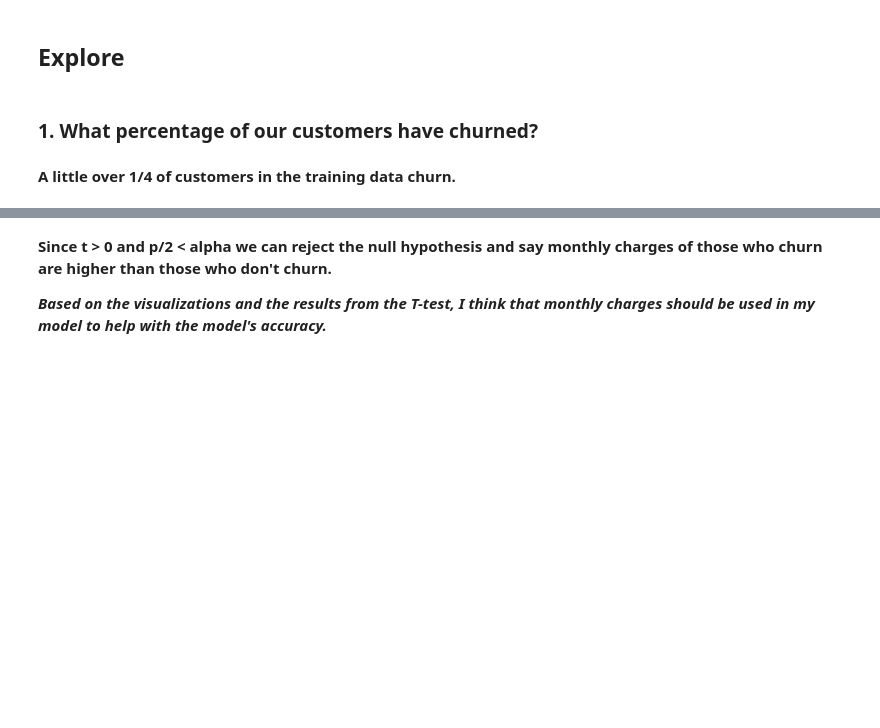
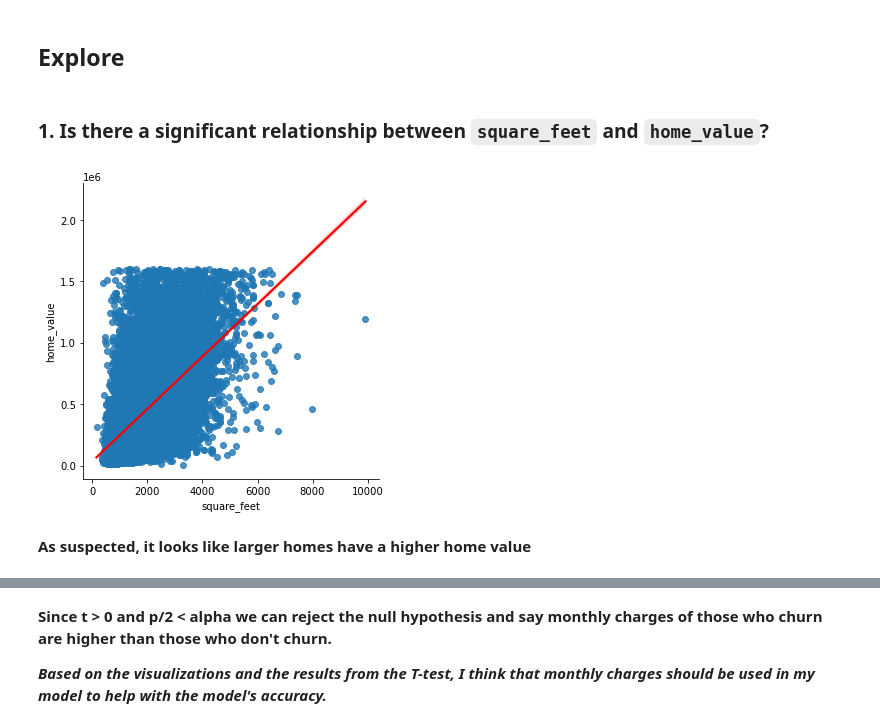
Before and after one commit to markydoug/zillow_project, a Jupyter notebook: report_draft1.ipynb, the cells around one changed output, grey strips where cells are left out. Saved outputs shown, nothing was run; the diff lists cells and outputs as text; code cells hidden in the pictures; blank space fills up the shorter version.

````diff
--- a/report_draft1.ipynb
+++ b/report_draft1.ipynb
@@ -86,4 +87,4 @@ train_exp.head()
 # %% [markdown]
 ## Explore
 # %% [markdown]
-### 1. What percentage of our customers have churned?
+### 1. Is there a significant relationship between ```square_feet``` and ```home_value```?
@@ -93,2 +91,6 @@ e.churn_percentage(train)
+# %%
+sns.lmplot('square_feet', 'home_value', data=train_exp, line_kws={'color':'red'});
+# %% [output]
+[figure, added]
 # %% [markdown]
-**A little over 1/4 of customers in the training data churn.**
+**As suspected, it looks like larger homes have a higher home value**
````
Also changed, not shown: parts of 32 cells of this notebook.
